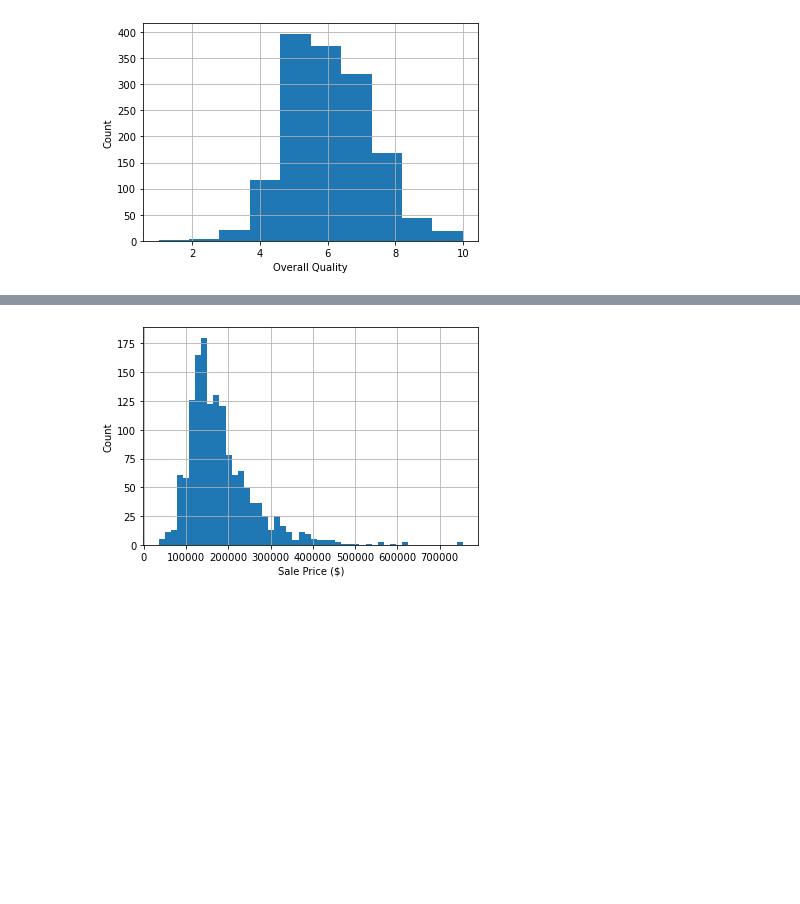
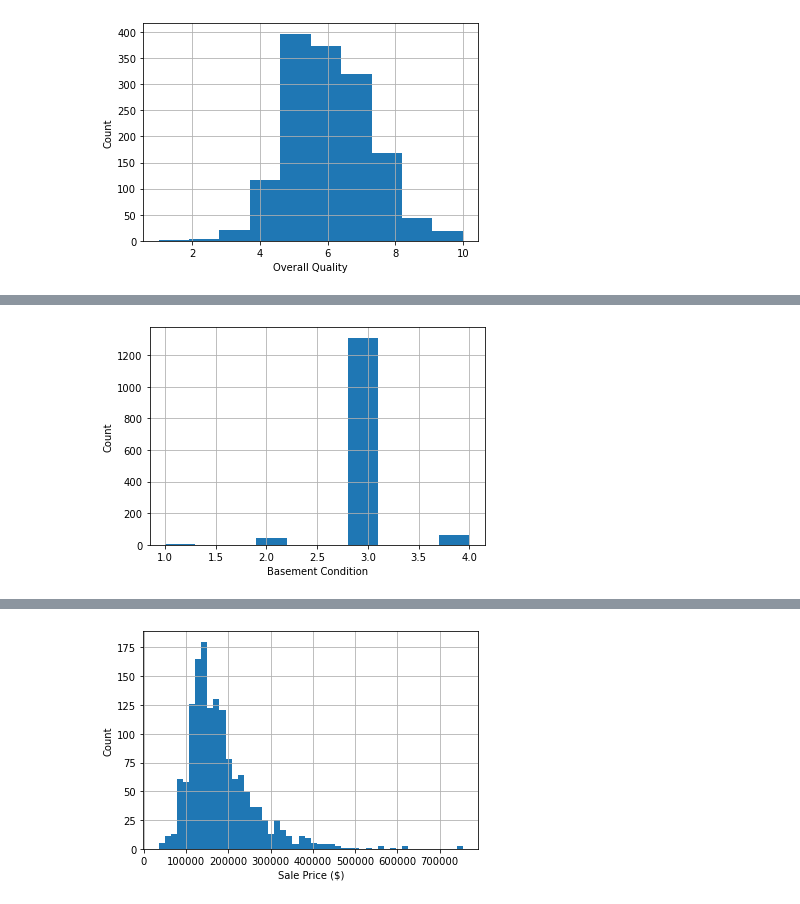
Before and after one commit to smaxwell953/Springboard_DSC_Career_Track, a Jupyter notebook: Capstone 2/Exploratory Data Analysis.ipynb, the cells around one changed output, grey strips where cells are left out. Cells and saved outputs as stored; diff of their text form; code cells hidden in the pictures; blank space fills up the shorter version.

```diff
--- a/Capstone 2/Exploratory Data Analysis.ipynb
+++ b/Capstone 2/Exploratory Data Analysis.ipynb
@@ -89,0 +96,6 @@ plt.ylabel('Count');
+# %%
+housing.BasementC.hist(bins=10)
+plt.xlabel('Basement Condition')
+plt.ylabel('Count');
+# %% [output]
+[figure, added]
```
Also changed, not shown: parts of 20 cells of this notebook.
